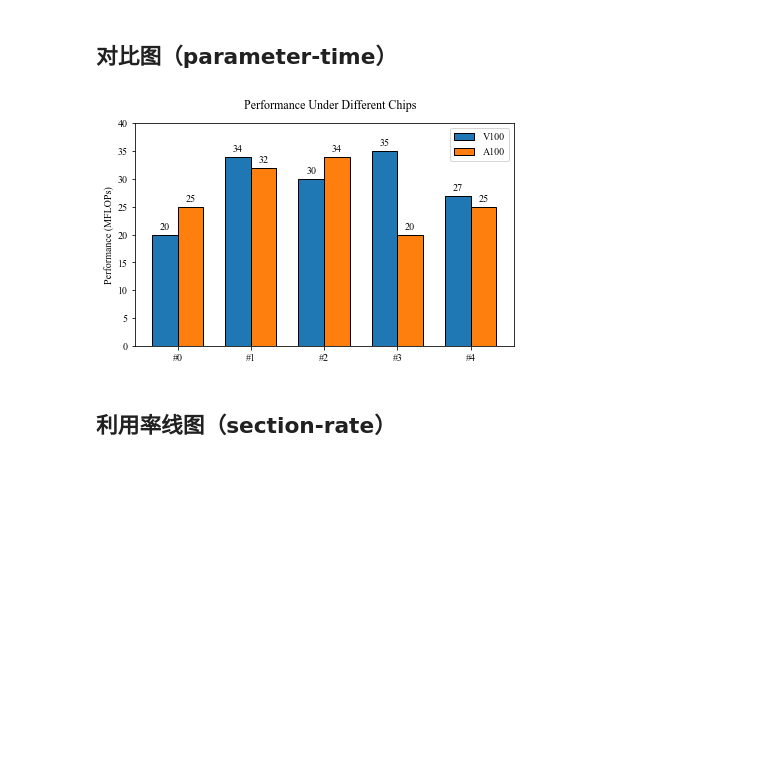
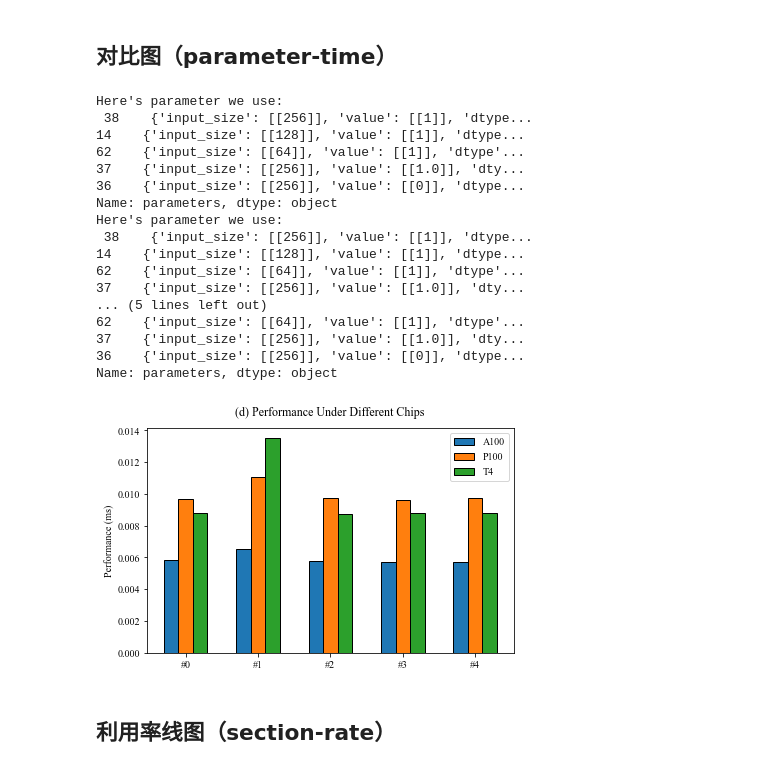
Before and after one commit to WLFJ/OpBench, a Jupyter notebook: fill__plots.ipynb, the cells around one changed output. Drawn from its saved outputs; the diff is of its cells as text; code cells hidden in the pictures; blank space fills up the shorter version.

```diff
--- a/fill__plots.ipynb
+++ b/fill__plots.ipynb
@@ -237,31 +255,45 @@ plt.show()
 # %%
 import matplotlib.pyplot as plt
 import numpy as np
 
 labels = [f'#{i}' for i in range(5)]
-data_v100 = [20, 34, 30, 35, 27]
-data_a100 = [25, 32, 34, 20, 25]
+datas = [para_flops(get_data_by_dev(d), topK=5)['running_time'] * 1000 for d in device_list]
 
 x = np.arange(len(labels))  # the label locations
-width = 0.35  # the width of the bars
+width = 0.2  # the width of the bars
 
 fig, ax = plt.subplots()
-rects1 = ax.bar(x - width/2, data_v100, width, label='V100', edgecolor='black')
-rects2 = ax.bar(x + width/2, data_a100, width, label='A100', edgecolor='black')
+for i, (device, data) in enumerate(zip(device_list, datas)):
+    ax.bar(x + (-len(datas) + 2 * i + 1) * width/2, data, width, label=device, edgecolor='black')
 
 # Add some text for labels, title and custom x-axis tick labels, etc.
-ax.set_ylabel('Performance (MFLOPs)')
-plt.suptitle('Performance Under Different Chips', x=0.55, y=.95, horizontalalignment='center')
+ax.set_ylabel('Performance (ms)')
+plt.suptitle('(d) Performance Under Different Chips', x=0.55, y=.95, horizontalalignment='center')
 ax.set_xticks(x, labels)
-ax.set_ylim(0, 40)
+# ax.set_ylim(0, 40)
 ax.legend()
 
-ax.bar_label(rects1, padding=3)
-ax.bar_label(rects2, padding=3)
 fig.tight_layout()
 
-plt.show()
+plt.savefig(f"{op}_d.pdf")
 # %% [output]
+Here's parameter we use:
+ 38    {'input_size': [[256]], 'value': [[1]], 'dtype...
+14    {'input_size': [[128]], 'value': [[1]], 'dtype...
+62    {'input_size': [[64]], 'value': [[1]], 'dtype'...
+37    {'input_size': [[256]], 'value': [[1.0]], 'dty...
+36    {'input_size': [[256]], 'value': [[0]], 'dtype...
+Name: parameters, dtype: object
+Here's parameter we use:
+ 38    {'input_size': [[256]], 'value': [[1]], 'dtype...
+14    {'input_size': [[128]], 'value': [[1]], 'dtype...
+62    {'input_size': [[64]], 'value': [[1]], 'dtype'...
+37    {'input_size': [[256]], 'value': [[1.0]], 'dty...
+... (5 lines left out)
+62    {'input_size': [[64]], 'value': [[1]], 'dtype'...
+37    {'input_size': [[256]], 'value': [[1.0]], 'dty...
+36    {'input_size': [[256]], 'value': [[0]], 'dtype...
+Name: parameters, dtype: object
-[figure, old version]
+[figure, new version]
 # %% [markdown]
 ## 利用率线图（section-rate）
```
Also changed, not shown: parts of 4 cells of this notebook, 30 other files.
